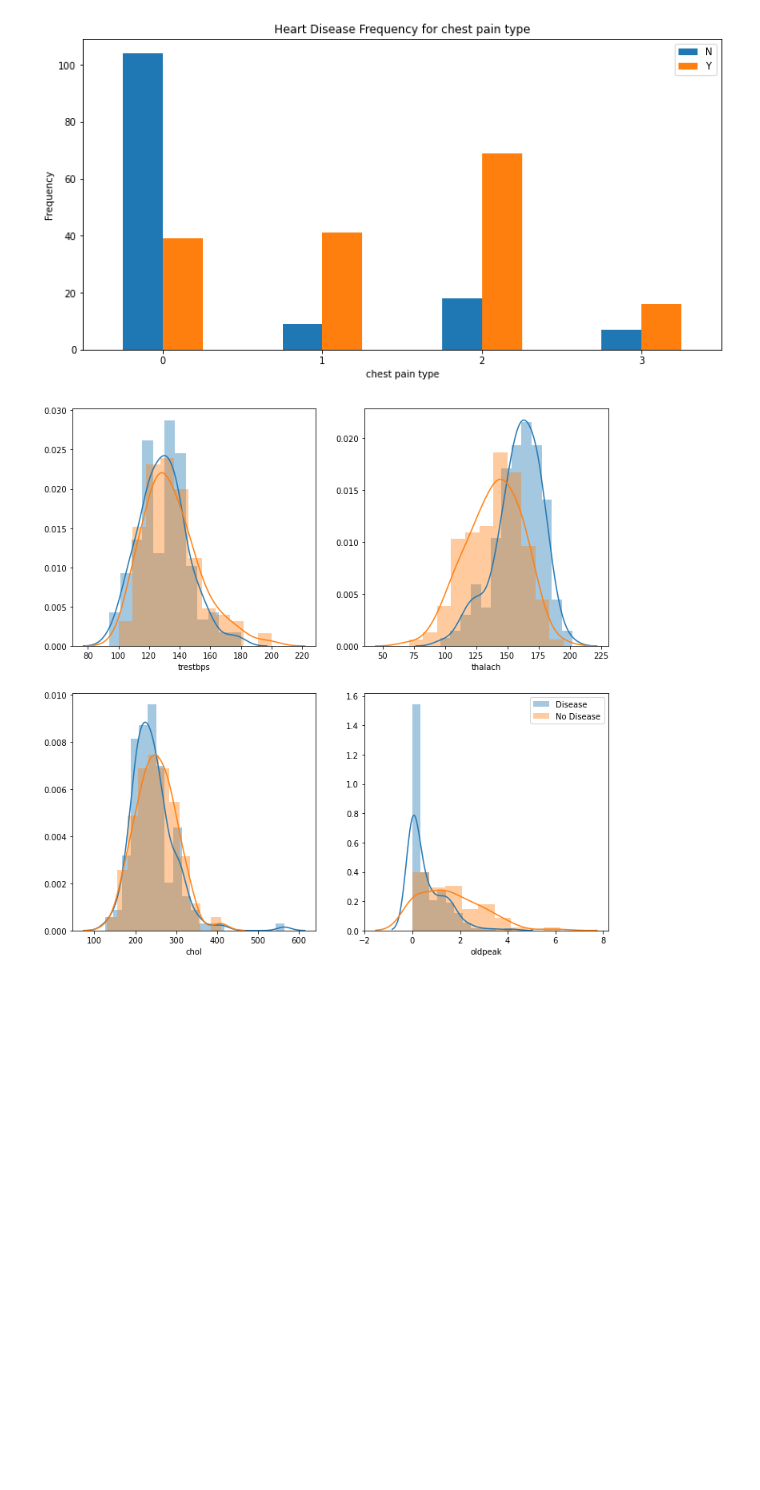
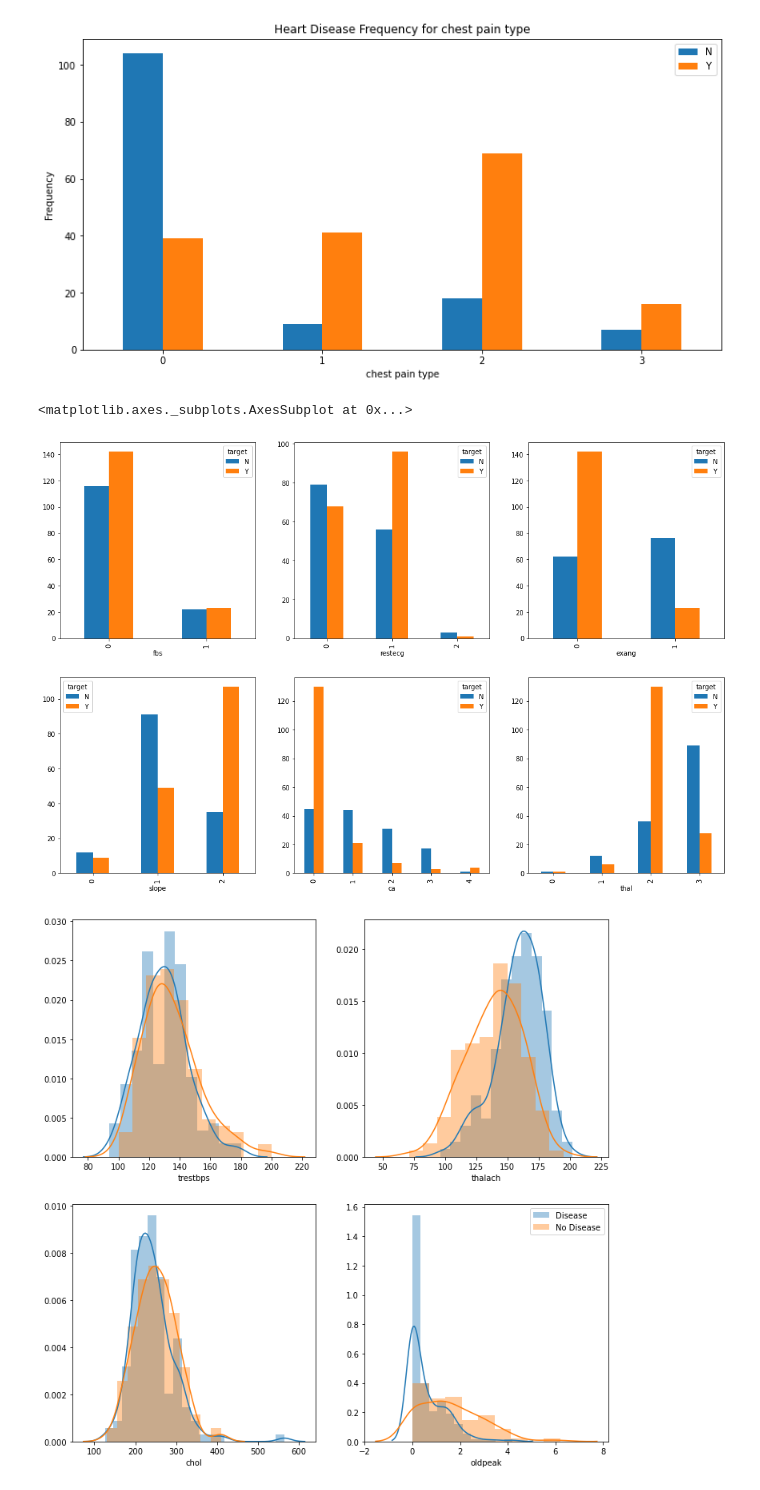
Before and after one commit to lowwilliam/Disease_Prediction, a Jupyter notebook: disease_prediction.ipynb, the cells around one changed output. Drawn from its saved outputs; the diff is of its cells as text; code cells hidden in the pictures; blank space fills up the shorter version.

```diff
--- a/disease_prediction.ipynb
+++ b/disease_prediction.ipynb
@@ -161,6 +164,17 @@ plt.ylabel('Frequency')
 plt.show()
 # %% [output]
 [figure]
+# %%
+f,axes = plt.subplots(2,3, figsize=(18,12))
+pd.crosstab(data.fbs,data.target).plot(kind="bar",ax=axes[0,0])
+pd.crosstab(data.restecg,data.target).plot(kind="bar",ax=axes[0,1])
+pd.crosstab(data.exang,data.target).plot(kind="bar",ax=axes[0,2])
+pd.crosstab(data.slope,data.target).plot(kind="bar",ax=axes[1,0])
+pd.crosstab(data.ca,data.target).plot(kind="bar",ax=axes[1,1])
+pd.crosstab(data.thal,data.target).plot(kind="bar",ax=axes[1,2])
+# %% [output]
+<matplotlib.axes._subplots.AxesSubplot at 0x...>
+[figure, added]
 # %%
 f,axes = plt.subplots(2,2, figsize=(12,12))
 sb.distplot(data[data["target"]=='Y']['trestbps'],ax=axes[0,0])
```
Also changed, not shown: parts of 3 cells of this notebook.
